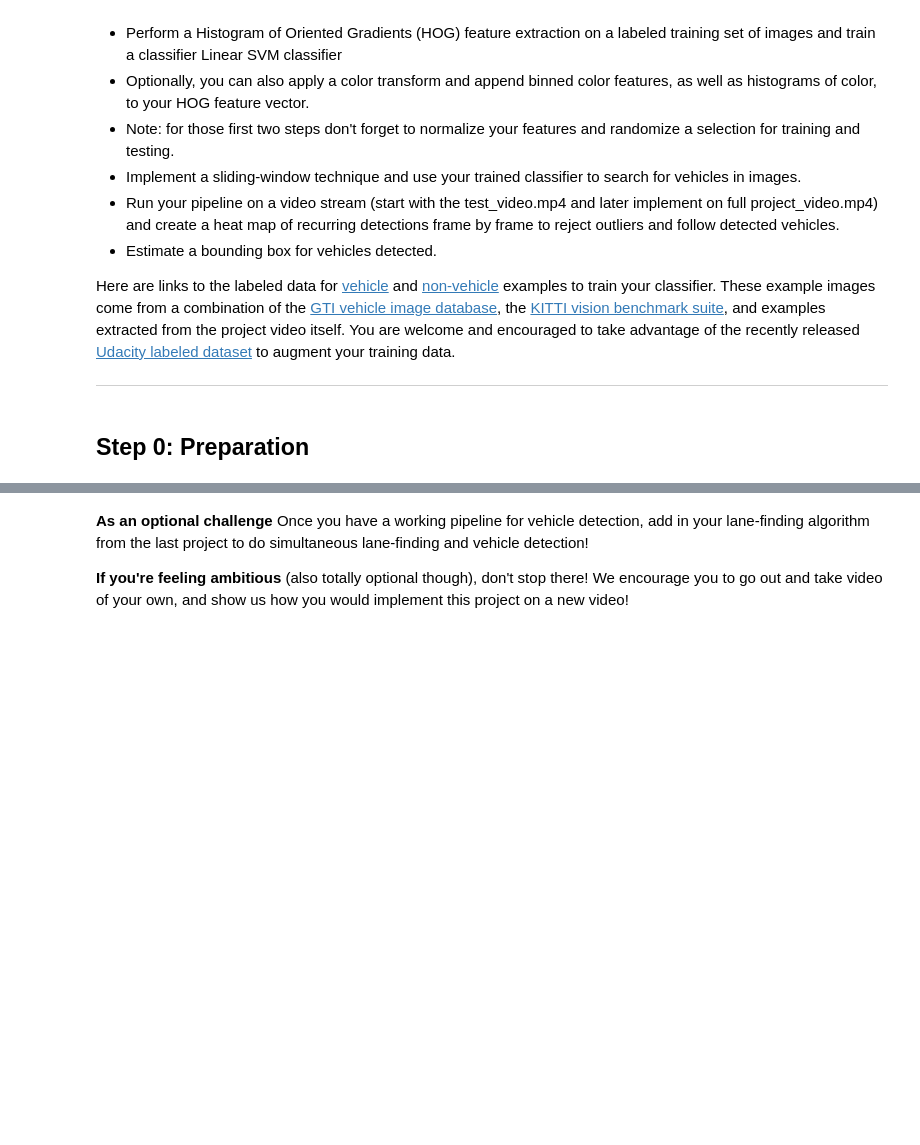
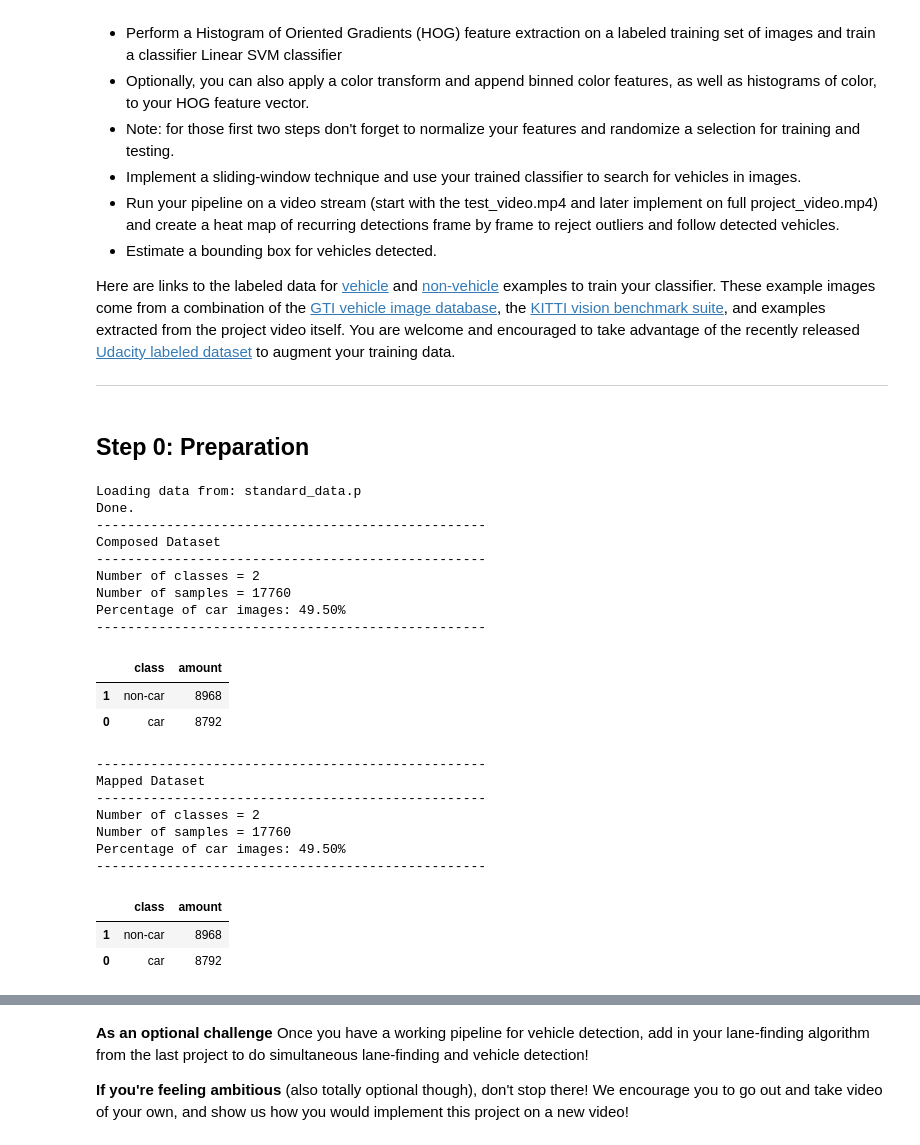
Before and after one commit to bentocin/sdcnd_vehicle_detection, a Jupyter notebook: P5_Vehicle_Detection.ipynb, the cells around one changed output, grey strips where cells are left out. Saved outputs shown, nothing was run; the diff lists cells and outputs as text; code cells hidden in the pictures; blank space fills up the shorter version.

```diff
--- a/P5_Vehicle_Detection.ipynb
+++ b/P5_Vehicle_Detection.ipynb
@@ -99,0 +327,30 @@ return: Axes3D object
+# %%
+# Read in data
+data = get_data([1])
+print_dataset_info(data, name="Composed Dataset")
+# Map labels to match "car" and "non-car" only
+data_mapped = map_labels(data, mapping=[("car", ["truck"]), ("non-car", None)])
+print_dataset_info(data_mapped, name="Mapped Dataset")
+# %% [output]
+Loading data from: standard_data.p
+Done.
+--------------------------------------------------
+Composed Dataset
+--------------------------------------------------
+Number of classes = 2
+Number of samples = 17760
+Percentage of car images: 49.50%
+--------------------------------------------------
+|  | class | amount |
+| 1 | non-car | 8968 |
+| 0 | car | 8792 |
+--------------------------------------------------
+Mapped Dataset
+--------------------------------------------------
+Number of classes = 2
+Number of samples = 17760
+Percentage of car images: 49.50%
+--------------------------------------------------
+|  | class | amount |
+| 1 | non-car | 8968 |
+| 0 | car | 8792 |
```
Also changed, not shown: parts of 12 cells of this notebook.
